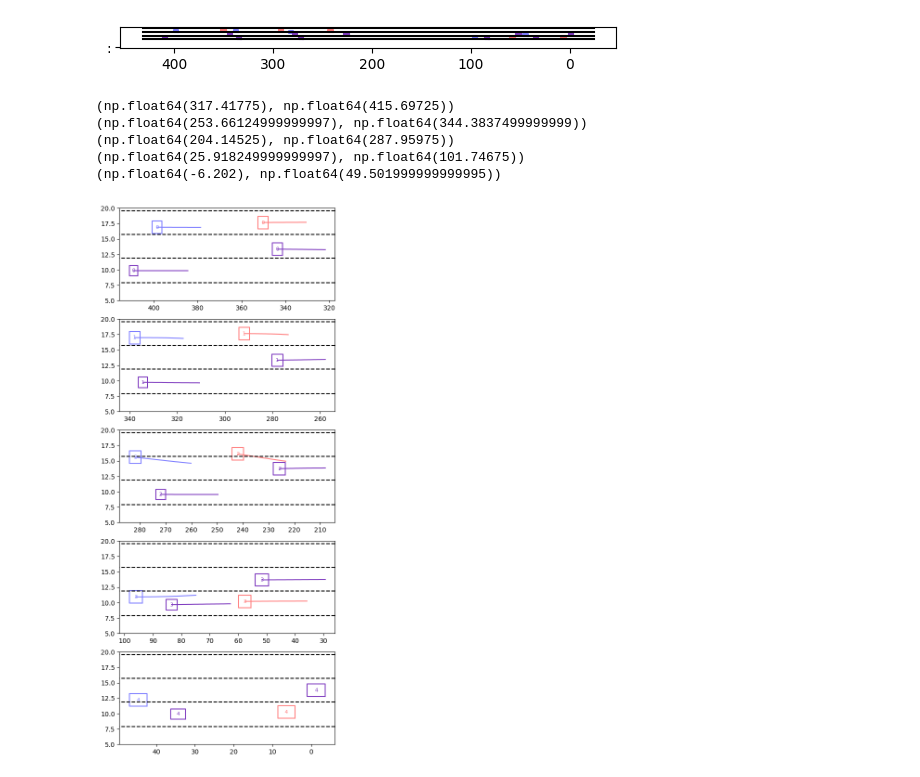
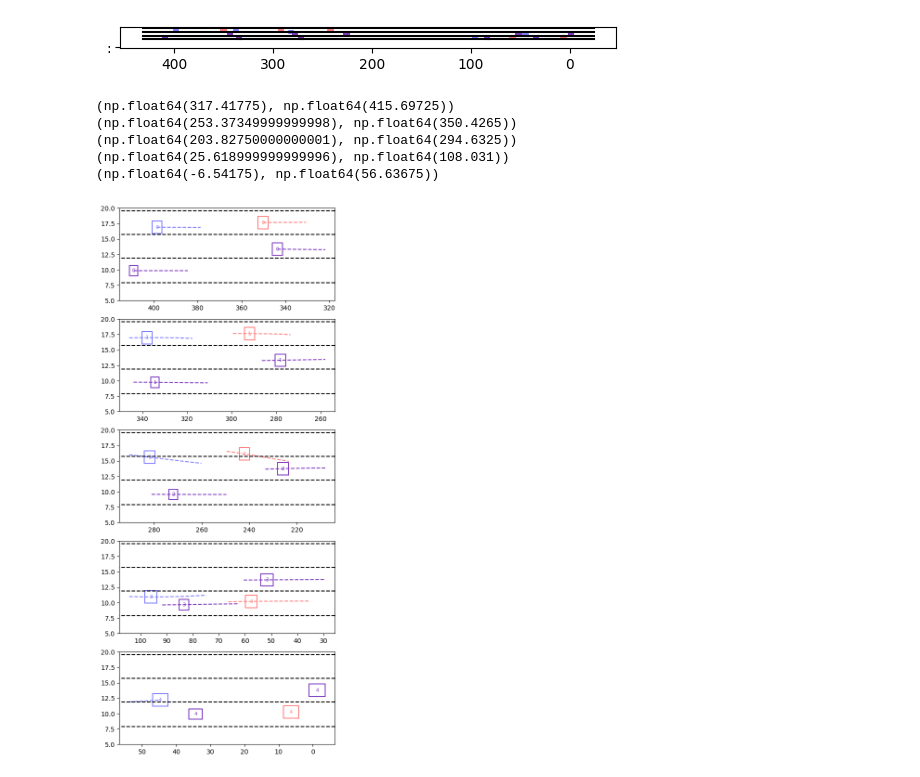
Before and after one commit to hendrikoweber/lxd-io, a Jupyter notebook: PlotInterestingTrack.ipynb, the cells around one changed output. Cells and saved outputs as stored; diff of their text form; code cells hidden in the pictures.

Commit message:
Plot trajectories with bb

```diff
--- a/PlotInterestingTrack.ipynb
+++ b/PlotInterestingTrack.ipynb
@@ -273,7 +273,8 @@ plt.show()
 # %%
 fig, axes = plt.subplots(len(pois), 1, figsize=(6, 3 * len(pois)))
 
-F_FUT = 25
+F_FUT = 25 # Frames in the future to display
+F_PAS = 10 # Frames in the past to display
 
 for i, p in enumerate(pois):
 
@@ -288,39 +289,48 @@ for i, p in enumerate(pois):
     ax.plot(bb[:, 0], bb[:, 1], color=color)
     ax.text(c[0], c[1], str(i), fontsize=8, ha='center', va='center', color=color)
 
-    if not i+1 == len(pois):
-        ax.plot(ego['t'].get_data_between_frames('x', p, p+F_FUT) + ego['w2'], ego['t'].get_data_between_frames('y', p, p+F_FUT) + ego['h2'], color=color)
+    if i==0:
+        ffut = F_FUT
+        fpas = 0
+    elif i+1 == len(pois):
+        ffut = 0
+        fpas = F_PAS
+    else:
+        ffut = F_FUT
+        fpas = F_PAS
 
+    # Display a bit of the trajectory
+    ax.plot(ego['t'].get_data_between_frames('x', p-fpas, p+ffut) + ego['w2'], ego['t'].get_data_between_frames('y', p-fpas, p+ffut) + ego['h2'], '--', color=color)
 
     for obj in objs:
         color = next(cycle)['color']
         bb = obj['t'].get_bbox_at_frame(p)[0]
         c = bb.mean(axis=0)
         bb = np.vstack([bb, bb[0]])
         x = obj['t'].get_data_at_frame('x',p)
         y = obj['t'].get_data_at_frame('y',p)
         ax.plot(bb[:, 0], bb[:, 1], color=color)
         ax.text(c[0], c[1], str(i), fontsize=8, ha='center', va='center', color=color)
 
         if not i+1 == len(pois):
-            ax.plot(obj['t'].get_data_between_frames('x', p, p+F_FUT) + obj['w2'], obj['t'].get_data_between_frames('y', p, p+F_FUT) + obj['h2'], color=color)
+            ax.plot(obj['t'].get_data_between_frames('x', p-fpas, p+ffut) + obj['w2'], obj['t'].get_data_between_frames('y', p-fpas, p+ffut) + obj['h2'], '--', color=color)
 
     xlims = ax.get_xlim()
     print(xlims)
     for l in lanes:
         ax.plot(xlims, [l, l], 'k--')
     ax.set_xlim(xlims) # Somehow need to reset the limits
 
     # ax.set_aspect('equal')  # Keep aspect ratio
     ax.set_ylim([5, 20])
     if ego['t'].get_data('xVelocity')[0] < 0:
         ax.invert_xaxis()
     else:
         ax.invert_yaxis()
 # %% [output]
 (np.float64(317.41775), np.float64(415.69725))
-(np.float64(253.66124999999997), np.float64(344.3837499999999))
-(np.float64(204.14525), np.float64(287.95975))
-(np.float64(25.918249999999997), np.float64(101.74675))
-(np.float64(-6.202), np.float64(49.501999999999995))
+(np.float64(253.37349999999998), np.float64(350.4265))
+(np.float64(203.82750000000001), np.float64(294.6325))
+(np.float64(25.618999999999996), np.float64(108.031))
+(np.float64(-6.54175), np.float64(56.63675))
-[figure, old version]
+[figure, new version]
```
Also changed, not shown: parts of 4 cells of this notebook.
